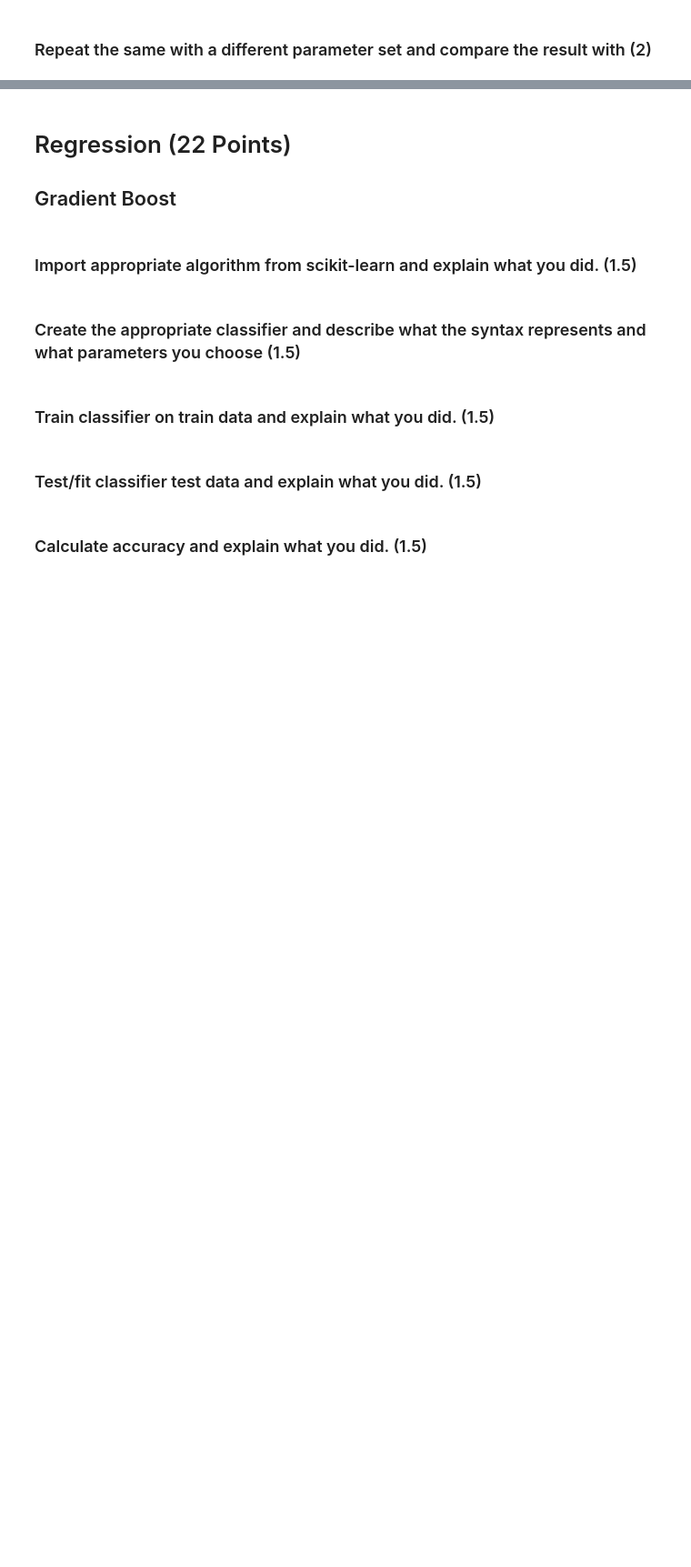
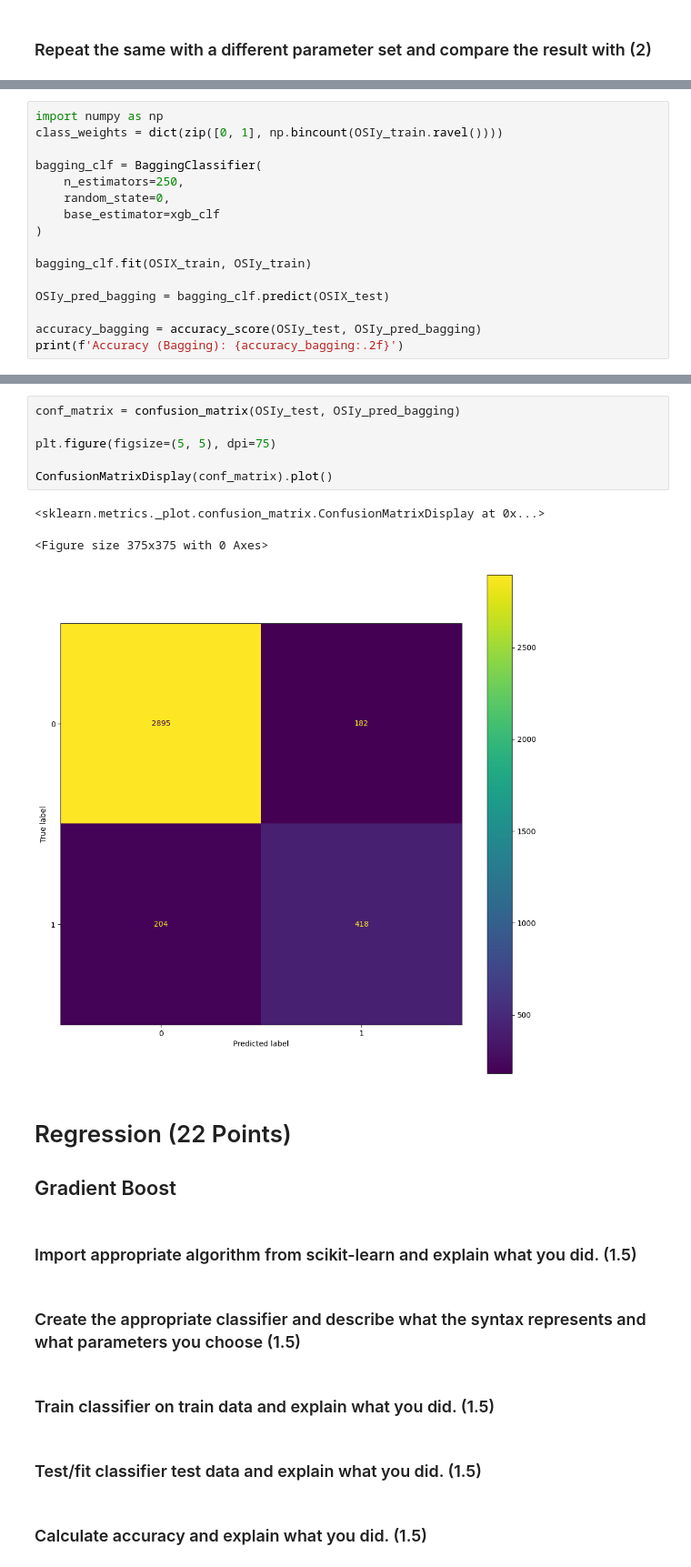
Before and after one commit to lecarpen23/6700_Assignment_01, a Jupyter notebook: Assignment 02_GroupNumber.ipynb, the cells around one changed output, grey strips where cells are left out. Shown at 91% size. Saved outputs shown, nothing was run; the diff lists cells and outputs as text; blank space fills up the shorter version.

```diff
--- a/Assignment 02_GroupNumber.ipynb
+++ b/Assignment 02_GroupNumber.ipynb
@@ -588,0 +741,16 @@ ConfusionMatrixDisplay(gb_conf_matrix).plot()
+# %%
+import numpy as np
+class_weights = dict(zip([0, 1], np.bincount(OSIy_train.ravel())))
+
+bagging_clf = BaggingClassifier(
+    n_estimators=250,
+    random_state=0,
+    base_estimator=xgb_clf
+)
+
+bagging_clf.fit(OSIX_train, OSIy_train)
+
+OSIy_pred_bagging = bagging_clf.predict(OSIX_test)
+
+accuracy_bagging = accuracy_score(OSIy_test, OSIy_pred_bagging)
+print(f'Accuracy (Bagging): {accuracy_bagging:.2f}')
@@ -589,3 +772,13 @@ ConfusionMatrixDisplay(gb_conf_matrix).plot()
+# %%
+conf_matrix = confusion_matrix(OSIy_test, OSIy_pred_bagging)
+
+plt.figure(figsize=(5, 5), dpi=75)
+
+ConfusionMatrixDisplay(conf_matrix).plot()
+# %% [output]
+<sklearn.metrics._plot.confusion_matrix.ConfusionMatrixDisplay at 0x...>
+<Figure size 375x375 with 0 Axes>
+[figure, added]
 # %% [markdown]
 # Regression (22 Points)
 ## Gradient Boost
```
Also changed, not shown: parts of 32 cells of this notebook.
